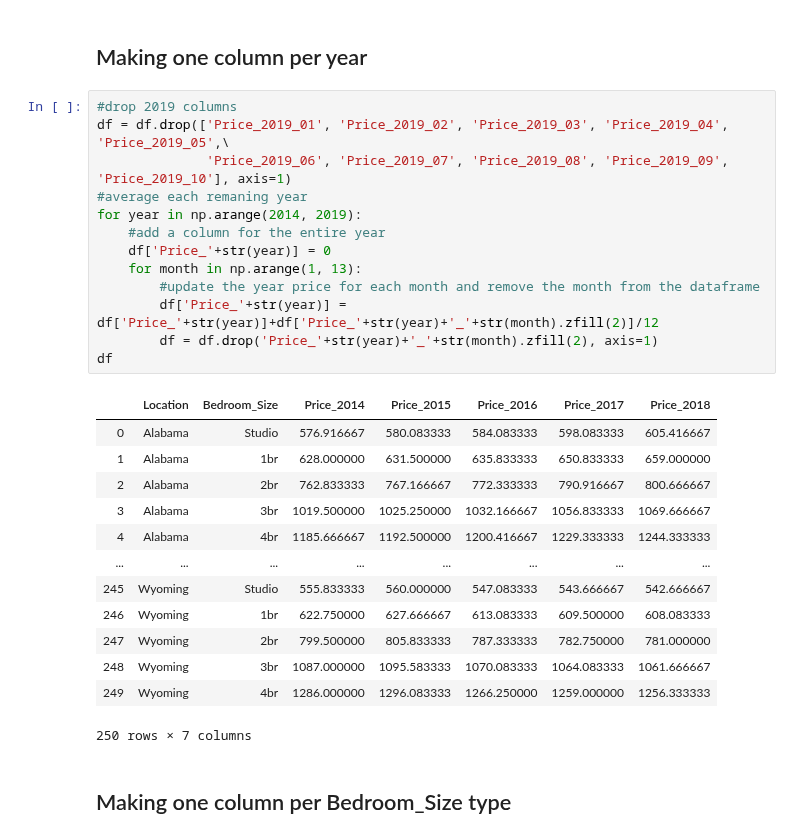
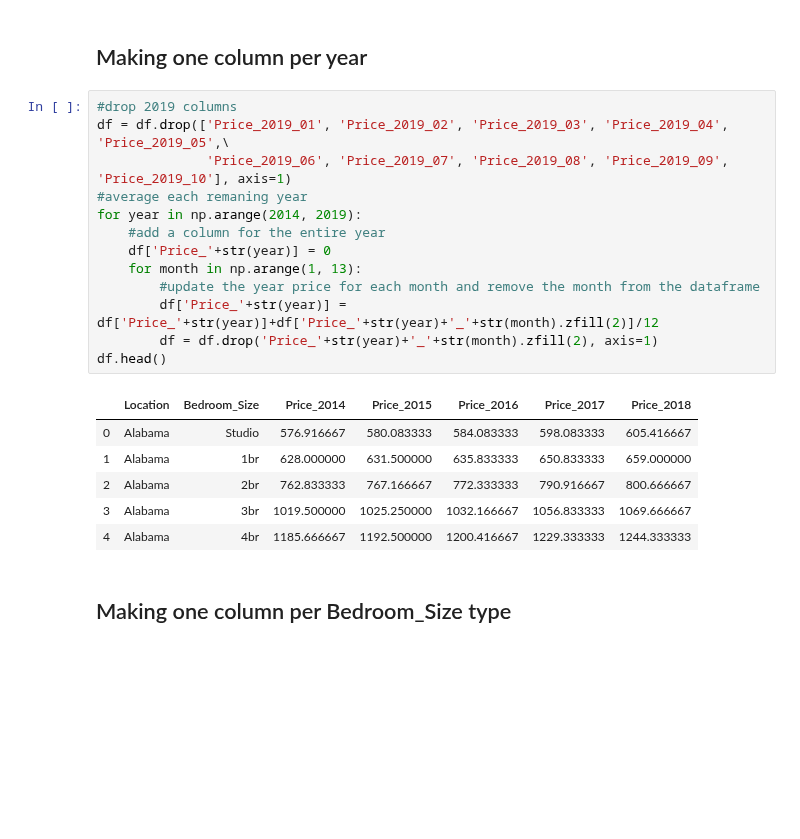
Before and after one commit to steber97/RecursionFairies_AdaProject, a Jupyter notebook: rentData.ipynb, the cells around one changed output. Saved outputs shown, nothing was run; the diff lists cells and outputs as text; blank space fills up the shorter version.

```diff
--- a/rentData.ipynb
+++ b/rentData.ipynb
@@ -74,30 +74,23 @@ We will also remove the year 2019 since the two last months are not available ye
 # %%
 #drop 2019 columns
 df = df.drop(['Price_2019_01', 'Price_2019_02', 'Price_2019_03', 'Price_2019_04', 'Price_2019_05',\
               'Price_2019_06', 'Price_2019_07', 'Price_2019_08', 'Price_2019_09', 'Price_2019_10'], axis=1)
 #average each remaning year
 for year in np.arange(2014, 2019):
     #add a column for the entire year
     df['Price_'+str(year)] = 0
     for month in np.arange(1, 13):
         #update the year price for each month and remove the month from the dataframe
         df['Price_'+str(year)] = df['Price_'+str(year)]+df['Price_'+str(year)+'_'+str(month).zfill(2)]/12
         df = df.drop('Price_'+str(year)+'_'+str(month).zfill(2), axis=1)
-df
+df.head()
 # %% [output]
 |  | Location | Bedroom_Size | Price_2014 | Price_2015 | Price_2016 | Price_2017 | Price_2018 |
 | 0 | Alabama | Studio | 576.916667 | 580.083333 | 584.083333 | 598.083333 | 605.416667 |
 | 1 | Alabama | 1br | 628.000000 | 631.500000 | 635.833333 | 650.833333 | 659.000000 |
 | 2 | Alabama | 2br | 762.833333 | 767.166667 | 772.333333 | 790.916667 | 800.666667 |
 | 3 | Alabama | 3br | 1019.500000 | 1025.250000 | 1032.166667 | 1056.833333 | 1069.666667 |
 | 4 | Alabama | 4br | 1185.666667 | 1192.500000 | 1200.416667 | 1229.333333 | 1244.333333 |
-| ... | ... | ... | ... | ... | ... | ... | ... |
-| 245 | Wyoming | Studio | 555.833333 | 560.000000 | 547.083333 | 543.666667 | 542.666667 |
-| 246 | Wyoming | 1br | 622.750000 | 627.666667 | 613.083333 | 609.500000 | 608.083333 |
-| 247 | Wyoming | 2br | 799.500000 | 805.833333 | 787.333333 | 782.750000 | 781.000000 |
-| 248 | Wyoming | 3br | 1087.000000 | 1095.583333 | 1070.083333 | 1064.083333 | 1061.666667 |
-| 249 | Wyoming | 4br | 1286.000000 | 1296.083333 | 1266.250000 | 1259.000000 | 1256.333333 |
-250 rows × 7 columns
 # %% [markdown]
 ## Making one column per Bedroom_Size type
 # %% [markdown]
```
Also changed, not shown: parts of 1 cell of this notebook.
